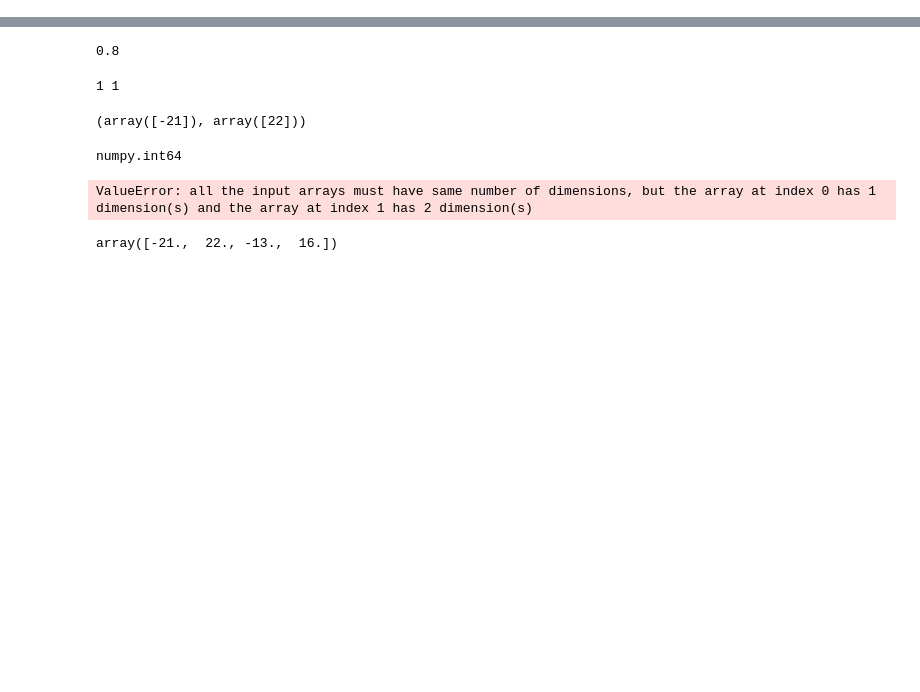
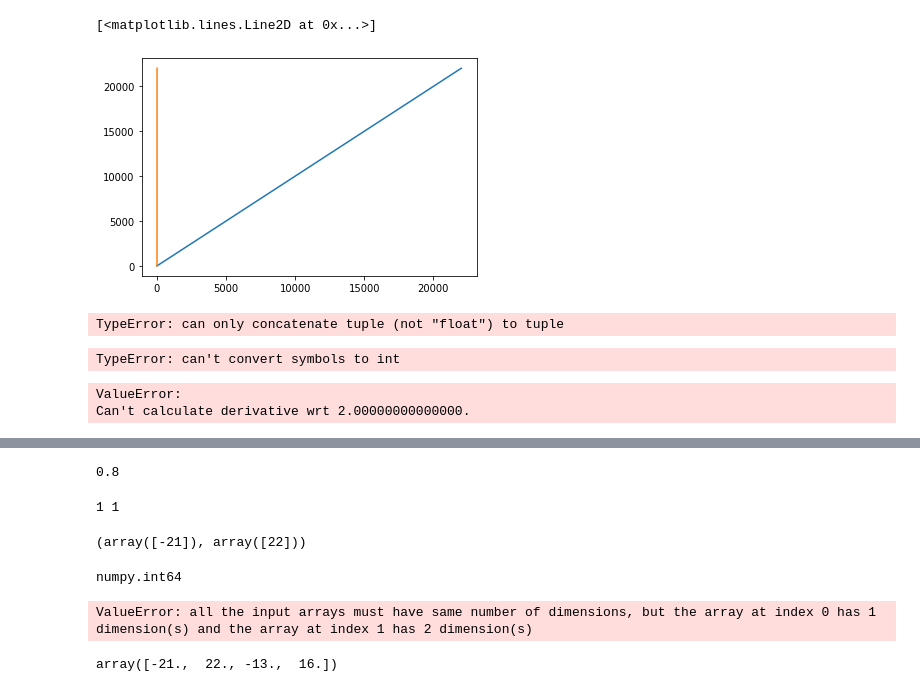
Before and after one commit to kimia-zahed/hamiltonian_neural_network, a Jupyter notebook: myHNN _kimiya_9dey99.ipynb, the cells around one changed output, grey strips where cells are left out. Cells and saved outputs as stored; diff of their text form; code cells hidden in the pictures; blank space fills up the shorter version.

Commit message:
add solve_ivp

```diff
--- a/myHNN _kimiya_9dey99.ipynb
+++ b/myHNN _kimiya_9dey99.ipynb
@@ -11,3 +12,20 @@ def hamilton(p,q,time_step):
     pdot, qdot = -2*q , 2*p
     p2, q2 = p+(pdot*time_step) , q+(qdot*time_step)
     return p2,q2
+# %%
+def hamilton(t,r):
+    p, q =r
+    #H = p**2 + q**2 # spring hamiltonian (linear oscillator)
+    pdot= -2*q
+    qdot=2*p
+    return p,q
+# %%
+sol=integrate.solve_ivp(hamilton,(0,10),(1,1))
+# %%
+p,q =sol.y
+# %%
+plt.plot(p,q)
+plt.plot(t,q)
+# %% [output]
+[<matplotlib.lines.Line2D at 0x...>]
+[figure, added]
@@ -13,0 +34,23 @@ def hamilton(p,q,time_step):
+# %%
+from scipy.misc import
+def f(x,y):
+    return p**3 + q**2
+derivative(f,(1,1), dx=1e-6)
+# %% [output]
+TypeError: can only concatenate tuple (not "float") to tuple
+# %%
+from sympy import *
+x, y = symbols('x y', real=False)
+w=diff( x**2 + y**2, y,evaluate=True)
+print(int(w)+2)
+print(diff( x**2 + y**2, y))
+
+#3*y**2
+#diff( x**2 + y**3, y).subs({x:3, y:1})
+# %% [output]
+TypeError: can't convert symbols to int
+# %%
+diff(p**2+q**2,p)
+# %% [output]
+ValueError:
+Can't calculate derivative wrt 2.00000000000000.
```
Also changed, not shown: parts of 3 cells of this notebook.
